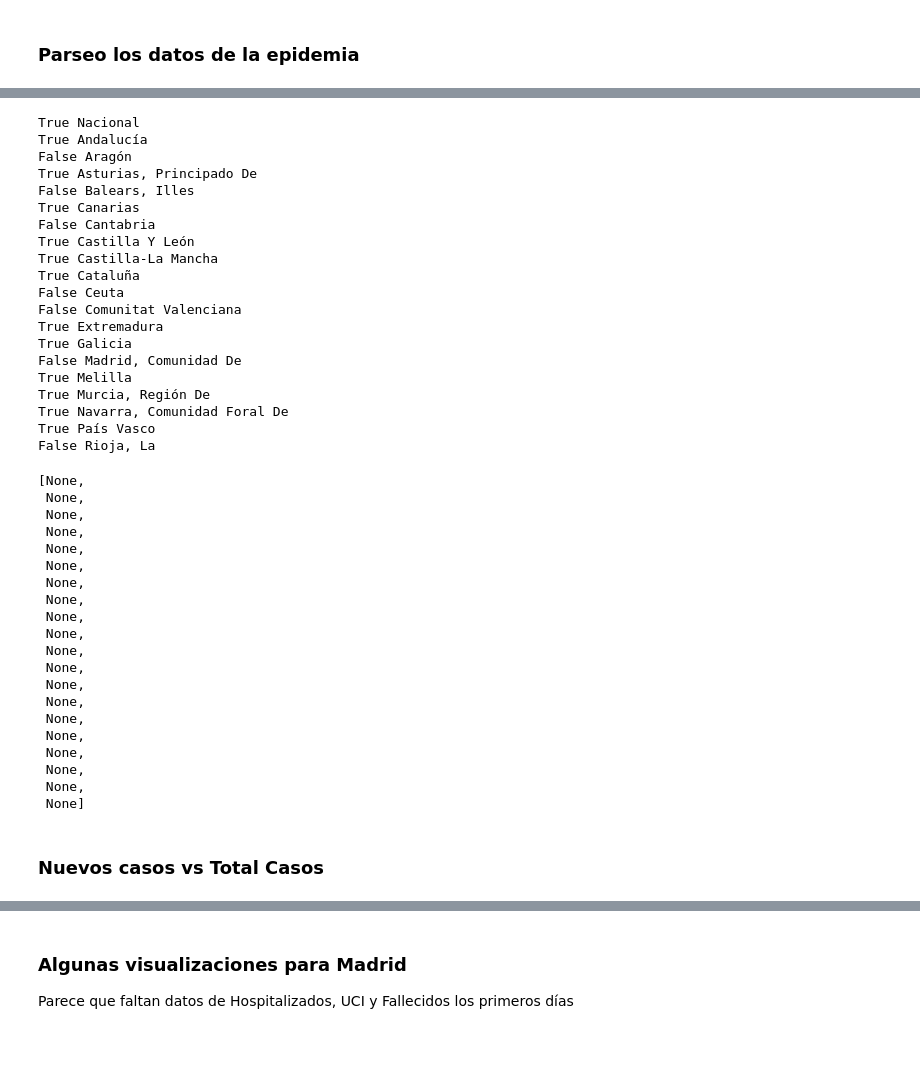
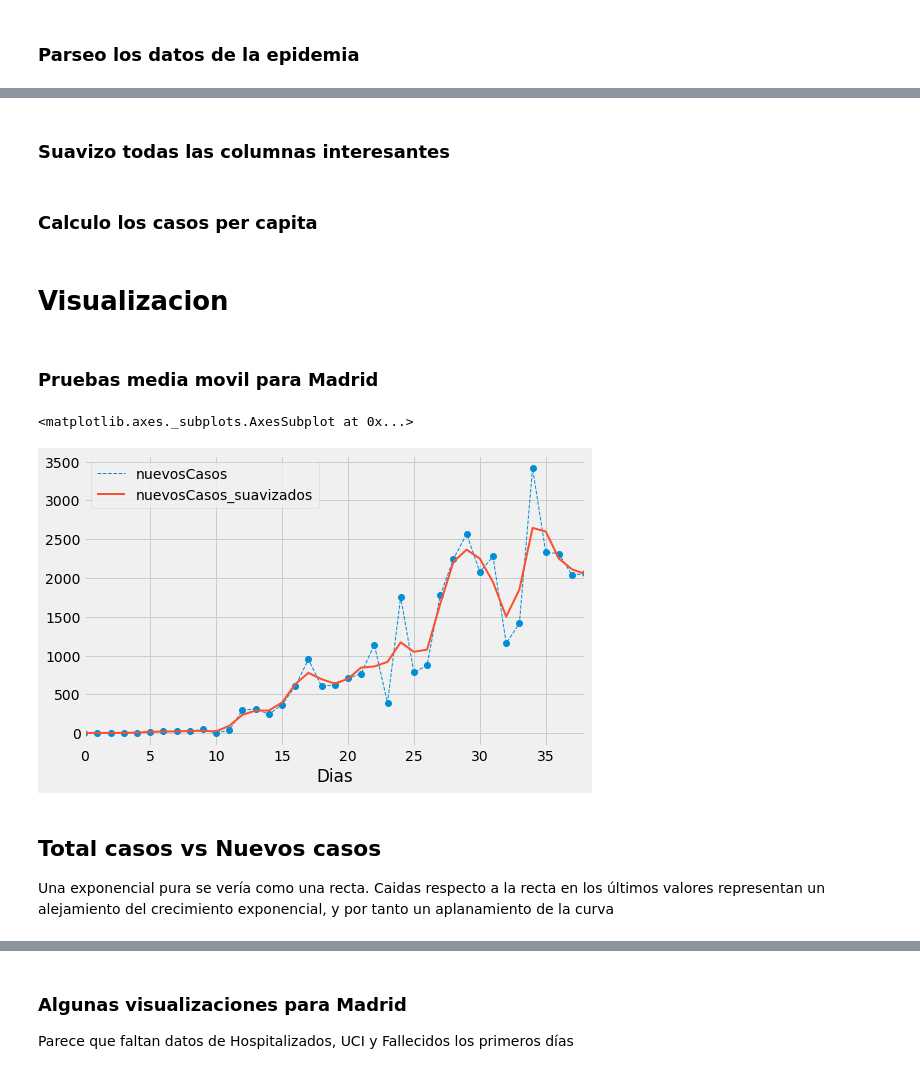
Before and after one commit to manu-jimenez/covid19-manu, a Jupyter notebook: covid19-manu.ipynb, the cells around one changed output, grey strips where cells are left out. Drawn from its saved outputs; the diff is of its cells as text; code cells hidden in the pictures; blank space fills up the shorter version.

```diff
--- a/covid19-manu.ipynb
+++ b/covid19-manu.ipynb
@@ -136,44 +159,0 @@ dtype: object
-# %%
-df[df.CCAA=='Madrid, Comunidad De'][['Fecha','Casos', 'Recuperados', 'Fallecidos']]
-[print(df[df.CCAA==ccaa].Activos.is_monotonic, ccaa) for ccaa in df.CCAA.unique()]
-# %% [output]
-True Nacional
-True Andalucía
-False Aragón
-True Asturias, Principado De
-False Balears, Illes
-True Canarias
-False Cantabria
-True Castilla Y León
-True Castilla-La Mancha
-True Cataluña
-False Ceuta
-False Comunitat Valenciana
-True Extremadura
-True Galicia
-False Madrid, Comunidad De
-True Melilla
-True Murcia, Región De
-True Navarra, Comunidad Foral De
-True País Vasco
-False Rioja, La
-[None,
- None,
- None,
- None,
- None,
- None,
- None,
- None,
- None,
- None,
- None,
- None,
- None,
- None,
- None,
- None,
- None,
- None,
- None,
- None]
@@ -185,2 +160,2 @@ fase_dos_cuarentena = np.datetime64('2020-03-30')
-# %% [markdown]
-### Nuevos casos vs Total Casos
+# %% [markdown]
+### Suavizo todas las columnas interesantes
@@ -187 +172,26 @@ fase_dos_cuarentena = np.datetime64('2020-03-30')
+# %% [markdown]
+### Calculo los casos per capita
+# %% [markdown]
+# Visualizacion
+# %% [markdown]
+### Pruebas media movil para Madrid
+# %%
+# Equivale a usar 0.25*valor_anterior + 0.5*valor_actual + 0.25*valor_siguiente
+dfaux['nuevosCasos_suavizados'] = dfaux.nuevosCasos.rolling(3, win_type='triang', center=True, min_periods=1).mean()  #
+
+fig, ax = plt.subplots(figsize=(8,5))
+dfaux.plot(x='Dias', y='nuevosCasos', style= 'o--', lw=1, ax=ax)
+dfaux.plot(x='Dias', y='nuevosCasos_suavizados', lw=2, ax=ax)
+
+#print(dfaux.nuevosCasos.tolist())
+#print(dfaux.nuevosCasos_suavizados.tolist())
+#np.array([2315, 2033, 2061]).dot(np.array([0.25, 0.5, 0.25]))    #2110,5
+#np.array([2033, 2061]).dot(np.array([1/3, 2/3]))                 #2051.6666  #solo usa 2 valores en los bordes
+# %% [output]
+<matplotlib.axes._subplots.AxesSubplot at 0x...>
+[figure, added]
+# %% [markdown]
+## Total casos vs Nuevos casos
+
+Una exponencial pura se vería como una recta. Caidas respecto a la recta en los últimos valores representan un alejamiento del crecimiento exponencial, y por tanto un aplanamiento de la curva
 # %%
```
Also changed, not shown: parts of 9 cells of this notebook, 2 other files.
